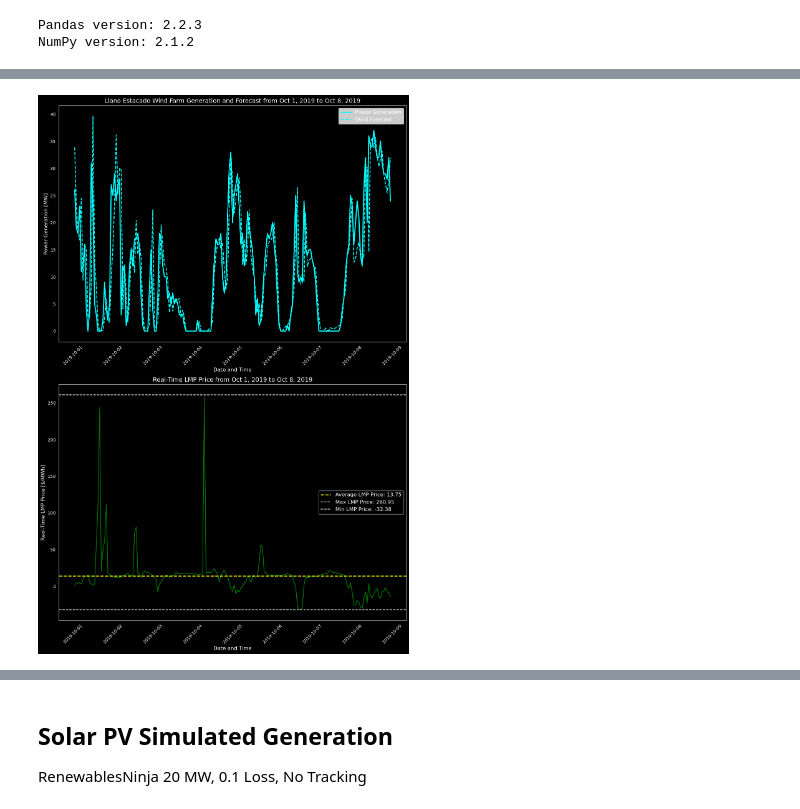
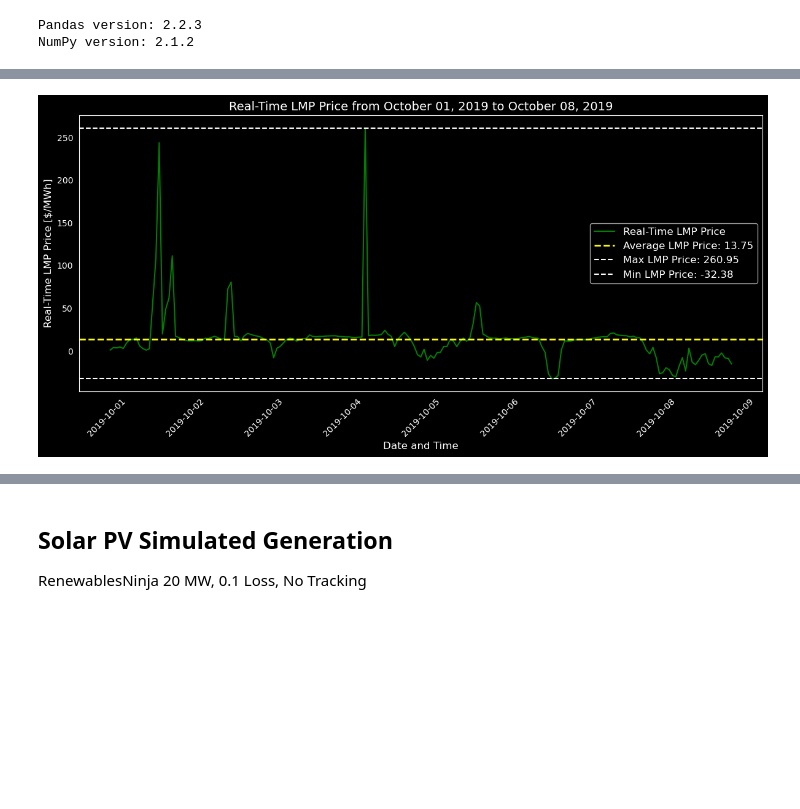
Before and after one commit to Lauvera132/ut_h2_protohub_simulation, a Jupyter notebook: white_deer_wind_farm_test.ipynb, the cells around one changed output, grey strips where cells are left out. Saved outputs shown, nothing was run; the diff lists cells and outputs as text; code cells hidden in the pictures; blank space fills up the shorter version.

Commit message:
updated to use same target date and data ranges throughout

```diff
--- a/white_deer_wind_farm_test.ipynb
+++ b/white_deer_wind_farm_test.ipynb
@@ -115,55 +116,12 @@ min_lmp_price = lmp_prices.min()
 # %%
-# Plot power generation and hourly wind forecast
-plt.figure(figsize=(12, 18))  # Increase the height to accommodate all three plots
-
-# Plot power generation (assuming it's in column index 6, which is the 7th column)
-plt.subplot(2, 1, 1)
+# Plot only real-time LMP price for the filtered period
+plt.figure(figsize=(12, 6))
 sns.lineplot(
     data=filtered_wind_data,
     x=filtered_wind_data.index,
-    y=filtered_wind_data.iloc[:, 6],
-    label="Power Generation",
-    linestyle="-",
-    color="cyan",
-    linewidth=2.5,
-)
-sns.lineplot(
-    data=filtered_wind_data,
-    x=filtered_wind_data.index,
-    y=filtered_wind_data["wind_forecast_mw"],
-    label="Wind Forecast",
-    linestyle="--",
-    color="cyan",
-    linewidth=2,
-)
-plt.title(
-    "Llano Estacado Wind Farm Generation and Forecast from Oct 1, 2019 to Oct 8, 2019",
-    fontsize=14,
-    color="white",
-)
-plt.xlabel("Date and Time", fontsize=12, color="white")
-plt.ylabel("Power Generation [MW]", fontsize=12, color="white")
-plt.xticks(rotation=45, fontsize=10, color="white")
-plt.yticks(fontsize=10, color="white")
-legend = plt.legend(fontsize=12)
-for text in legend.get_texts():
-    text.set_color("white")
-
-# Set the axes lines to white
-ax = plt.gca()
-ax.spines["bottom"].set_color("white")
-ax.spines["top"].set_color("white")
-ax.spines["right"].set_color("white")
-ax.spines["left"].set_color("white")
-ax.set_facecolor("black")
-
-# Plot real-time LMP price (assuming it's in column index 7, which is the 8th column)
-plt.subplot(2, 1, 2)
-sns.lineplot(
-    data=filtered_wind_data,
-    x=filtered_wind_data.index,
-    y=filtered_wind_data.iloc[:, 7],
+    y="real-time_lmp_[$/mwh]",
     color="green",
+    label="Real-Time LMP Price"
 )
 plt.axhline(
     average_lmp_price,
@@ -179,65 +137,34 @@ plt.axhline(
     linewidth=1.5,
     label=f"Max LMP Price: {max_lmp_price:.2f}",
 )
 plt.axhline(
     min_lmp_price,
     color="white",
     linestyle="--",
     linewidth=1.5,
     label=f"Min LMP Price: {min_lmp_price:.2f}",
 )
 plt.title(
-    "Real-Time LMP Price from Oct 1, 2019 to Oct 8, 2019", fontsize=14, color="white"
+    f"Real-Time LMP Price from {start_date_long_format} to {end_date_long_format}", fontsize=14, color="white"
 )
 plt.xlabel("Date and Time", fontsize=12, color="white")
 plt.ylabel("Real-Time LMP Price [$/MWh]", fontsize=12, color="white")
 plt.xticks(rotation=45, fontsize=10, color="white")
 plt.yticks(fontsize=10, color="white")
 legend = plt.legend(fontsize=12)
 legend.get_frame().set_facecolor("none")
 for text in legend.get_texts():
     text.set_color("white")
 
-# Set the axes lines to white
 ax = plt.gca()
 ax.spines["bottom"].set_color("white")
 ax.spines["top"].set_color("white")
 ax.spines["right"].set_color("white")
 ax.spines["left"].set_color("white")
 ax.set_facecolor("black")
-
-# # Plot real levelized cost 45V PTC (assuming it's in column index 19, which is the 20th column)
-# plt.subplot(3, 1, 3)
-# sns.lineplot(data=filtered_wind_data, x=filtered_wind_data.index, y=filtered_wind_data.iloc[:, 19], color='orange')
-# plt.axhline(average_lcoh_45v, color='yellow', linestyle='--', linewidth=2, label=f'Average LCOH w/45V: {average_lcoh_45v:.2f} $/kg_H2')
-# plt.axhline(max_lcoh_45v, color='white', linestyle='--', linewidth=1.5, label=f'Max LCOH w/45V: {max_lcoh_45v:.2f} $/kg_H2')
-# plt.axhline(min_lcoh_45v, color='white', linestyle='--', linewidth=1.5, label=f'Min LCOH w/45V: {min_lcoh_45v:.2f} $/kg_H2')
-# plt.title('Real Levelized Cost 45V PTC from Oct 1, 2019 to Oct 8, 2019', fontsize=14, color='white')
-# plt.xlabel('Date and Time', fontsize=12, color='white')
-# plt.ylabel('Real Levelized Cost 45V PTC [$/kg_H2]', fontsize=12, color='white')
-# plt.xticks(rotation=45, fontsize=10, color='white')
-# plt.yticks(fontsize=10, color='white')
-# legend = plt.legend(fontsize=12)
-# legend.get_frame().set_facecolor('none')
-# for text in legend.get_texts():
-#     text.set_color('white')
-
-# # Set the axes lines to white
-# ax = plt.gca()
-# ax.spines['bottom'].set_color('white')
-# ax.spines['top'].set_color('white')
-# ax.spines['right'].set_color('white')
-# ax.spines['left'].set_color('white')
-# ax.set_facecolor('black')
-
-# Make the legend box background clear
-legend.get_frame().set_facecolor("none")
-# legend.get_frame().set_edgecolor('none')
-
-# Set the background color of the plots to black
 plt.gcf().patch.set_facecolor("black")
-plt.tight_layout()  # Adjust layout to prevent overlap
+plt.tight_layout()
 plt.show()
 # %% [output]
-[figure, old version]
+[figure, new version]
 # %%
```
Also changed, not shown: parts of 9 cells of this notebook, 5 other files.
